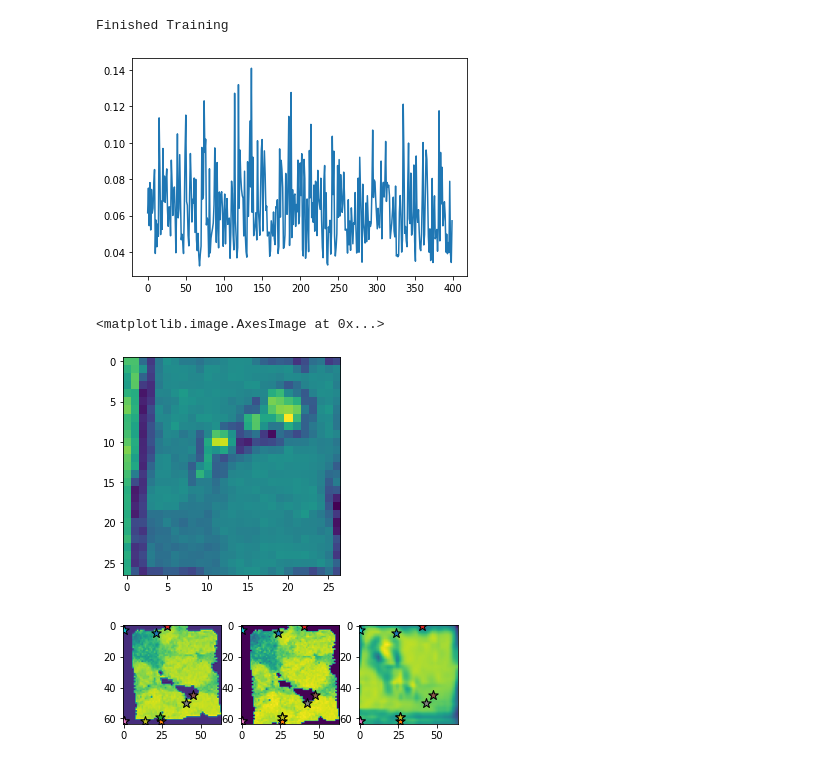
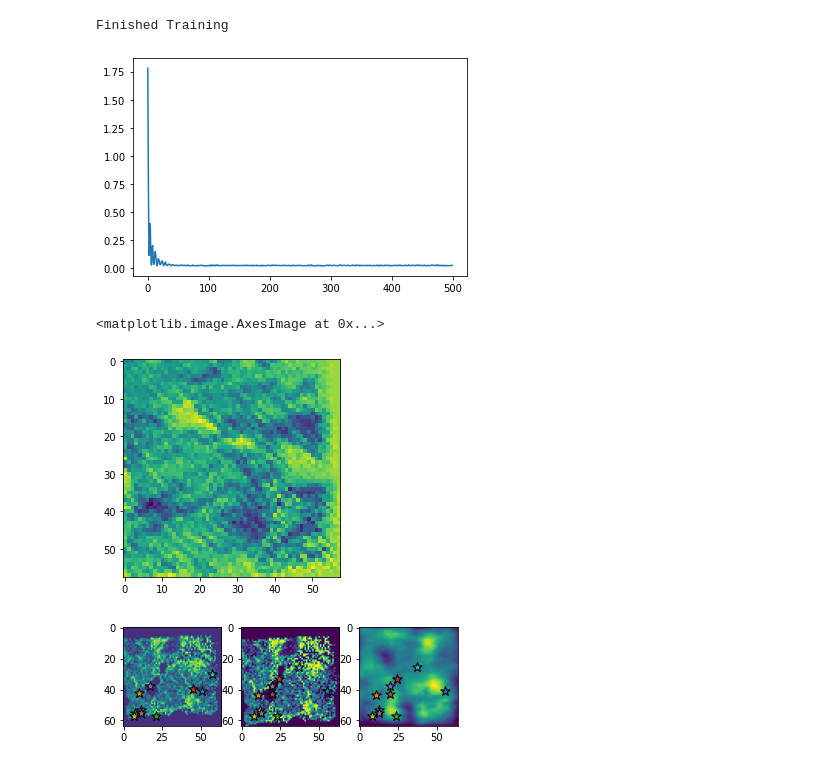
Before and after one commit to almaan/eggplant, a Jupyter notebook: notebooks/Untitled.ipynb, the cells around one changed output. Saved outputs shown, nothing was run; the diff lists cells and outputs as text; code cells hidden in the pictures.

```diff
--- a/notebooks/Untitled.ipynb
+++ b/notebooks/Untitled.ipynb
@@ -261,7 +263,7 @@ class Net(nn.Module):
                                  stride = 1,
                                 )
 
-        self.gaussian_heatmap = GaussianHeatmap(sigma=0.05)
+        self.gaussian_heatmap = GaussianHeatmap(sigma=1)
 
         self.d_conv1 = nn.ConvTranspose2d(n_landmarks + 128,
                                           out_channels=64,
@@ -294,6 +296,10 @@ class Net(nn.Module):
 
     def get_landmarks(self,target):
         return self.gaussian_heatmap.get_coordinate(self.l_conv4(self.e_conv3(self.e_conv2(self.e_conv1(target)))))
+# %%
+xv = xv[:,:,:,-1,np.newaxis]
+# %%
+xv = xv[:,:,:,np.newaxis]
 # %%
 xv = xv.reshape(1,*xv.shape)
 xv = xv.astype(np.float32)
@@ -307,7 +313,7 @@ trainloader = t.utils.data.DataLoader(trainset,
                                       num_workers=2)
 # %%
 n_iter = 500
-net = Net(n_clusters,
+net = Net(1,
           n_landmarks = 10,)
 
 criterion = nn.MSELoss()
@@ -337,10 +343,10 @@ print('Finished Training')
 # %% [output]
 Finished Training
 # %%
-plt.plot(running_loss[100::])
+plt.plot(running_loss)
 plt.show()
 # %% [output]
-[figure, old version]
+[figure, new version]
 # %%
 source,target = trainset.__getitem__(0)
 
@@ -351,41 +357,41 @@ latent_size = hh.shape[2]
 plt.imshow(hh[0,0,:,:])
 # %% [output]
 <matplotlib.image.AxesImage at 0x...>
-[figure, old version]
+[figure, new version]
 # %%
 net.eval()
-n_gene = 9
+n_gene = 0
 n_landmarks = 10
 source,target = trainset.__getitem__(0)
 
 target = target.view(1,*target.shape)
 source = source.view(1,*source.shape)
 
 s_x,s_y = net.get_landmarks(source)
 t_x,t_y = net.get_landmarks(target)
 
 new_crd = list()
 
 for z in [s_x,s_y,t_x,t_y]:
     z = z.detach().numpy().flatten()
     z = z * 64 / latent_size
     new_crd.append(z)
 
 s_x,s_y,t_x,t_y = new_crd
 
 plt.subplot(131)
 plt.imshow(source.detach().numpy()[0,n_gene],alpha = 1)
 for i in range(n_landmarks):
     plt.scatter(s_x[i],s_y[i],s = 100,marker = "*",edgecolor ="black")
 
 plt.subplot(132)
 plt.imshow(target.detach().numpy()[0,n_gene,:],alpha = 1)
 for i in range(n_landmarks):
     plt.scatter(t_x[i],t_y[i],s = 100,marker = "*",edgecolor ="black")
 
 plt.subplot(133)
 plt.imshow(outputs.detach().numpy()[0,n_gene,:],alpha = 1)
 for i in range(n_landmarks):
     plt.scatter(t_x[i],t_y[i],s = 100,marker = "*",edgecolor ="black")
 # %% [output]
-[figure, old version]
+[figure, new version]
```
Also changed, not shown: parts of 4 cells of this notebook, 3 other files.
